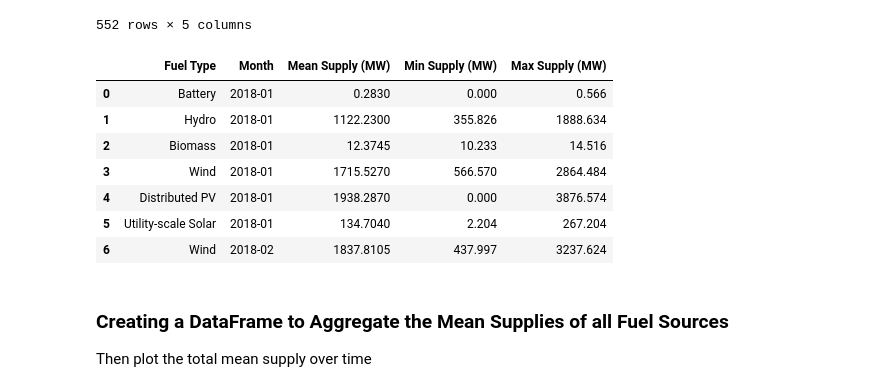
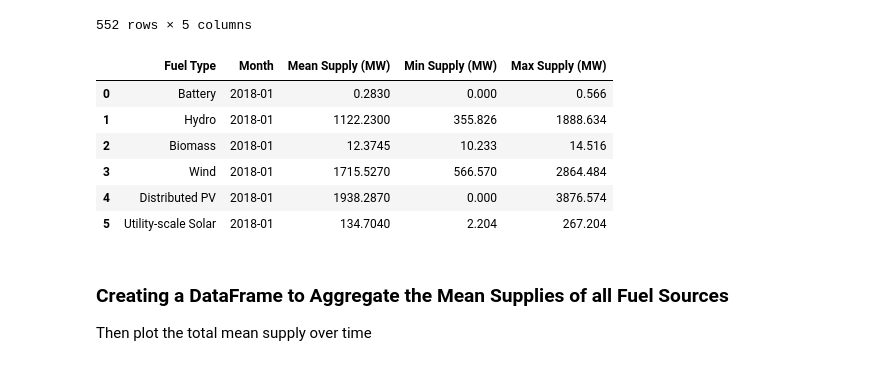
Before and after one commit to aidanlockwood20/IFN695-Codebase, a Jupyter notebook: report.ipynb, the cells around one changed output. Cells and saved outputs as stored; diff of their text form; code cells hidden in the pictures.

```diff
--- a/report.ipynb
+++ b/report.ipynb
@@ -372,16 +386,15 @@ renewables_df
 | 551 | Wind | 2025-08 | 2936.4945 | 1980.663 | 3892.326 |
 552 rows × 5 columns
 # %%
-renewables_df[0:7]
+renewables_df[0:6]
 # %% [output]
 |  | Fuel Type | Month | Mean Supply (MW) | Min Supply (MW) | Max Supply (MW) |
 | 0 | Battery | 2018-01 | 0.2830 | 0.000 | 0.566 |
 | 1 | Hydro | 2018-01 | 1122.2300 | 355.826 | 1888.634 |
 | 2 | Biomass | 2018-01 | 12.3745 | 10.233 | 14.516 |
 | 3 | Wind | 2018-01 | 1715.5270 | 566.570 | 2864.484 |
 | 4 | Distributed PV | 2018-01 | 1938.2870 | 0.000 | 3876.574 |
 | 5 | Utility-scale Solar | 2018-01 | 134.7040 | 2.204 | 267.204 |
-| 6 | Wind | 2018-02 | 1837.8105 | 437.997 | 3237.624 |
 # %% [markdown]
 ### Creating a DataFrame to Aggregate the Mean Supplies of all Fuel Sources
 Then plot the total mean supply over time
```
Also changed, not shown: parts of 24 cells of this notebook, 6 other files.
